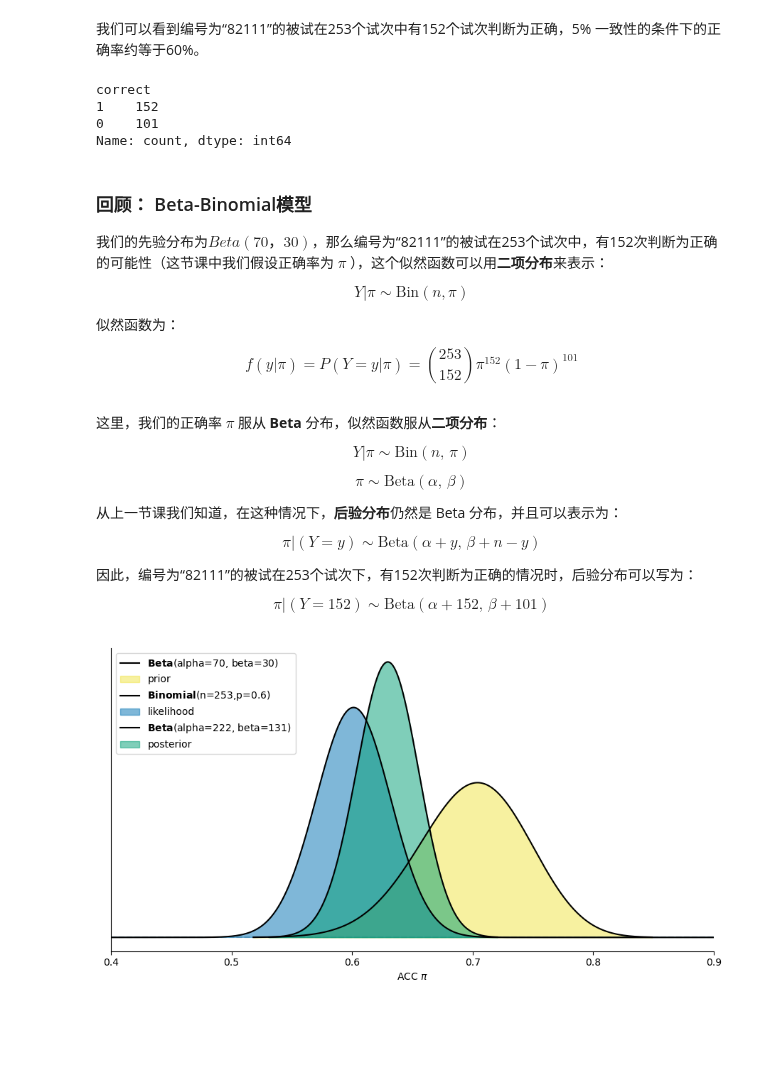
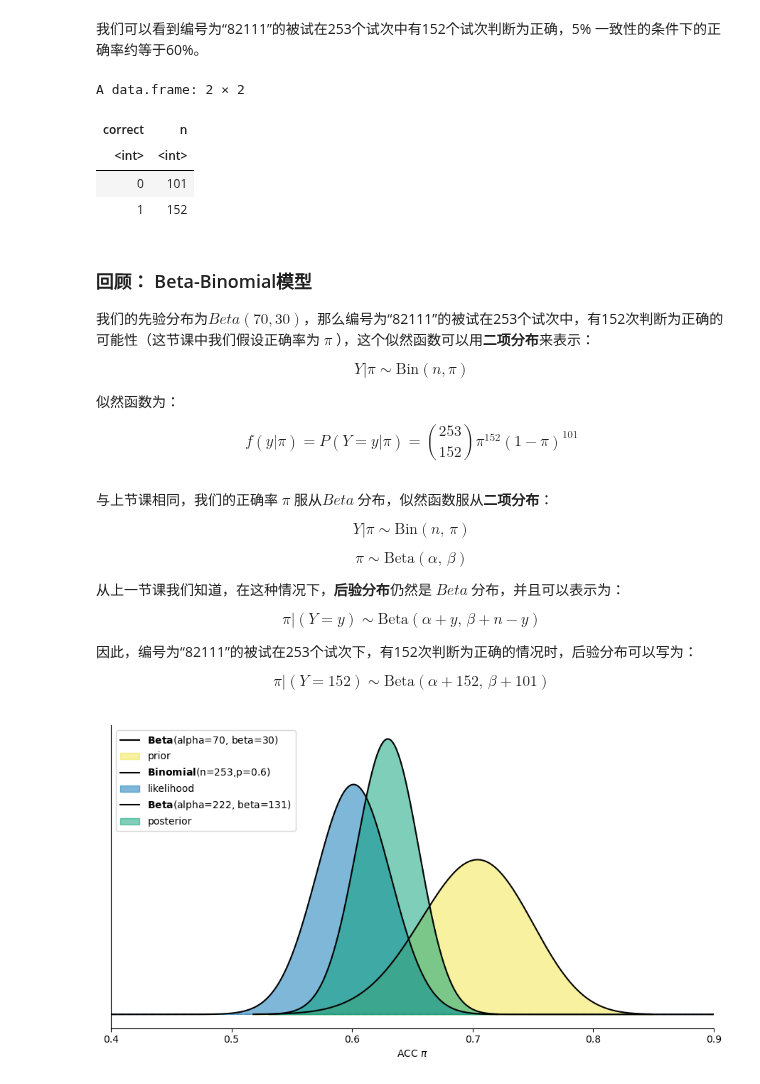
Before and after one commit to hcp4715/psybayesian, a Jupyter notebook: Lecture4.ipynb, the cells around one changed output. Drawn from its saved outputs; the diff is of its cells as text; code cells hidden in the pictures; blank space fills up the shorter version.

```diff
--- a/Lecture4.ipynb
+++ b/Lecture4.ipynb
@@ -132,16 +133,17 @@ head(data_subj1, 5)
 # %%
 #统计 'binary' 列中各个值的出现次数
 data_subj1 %>%
-  count(correct)
+  dplyr::count(correct)
 # %% [output]
-correct
-1    152
-0    101
-Name: count, dtype: int64
+A data.frame: 2 × 2
+| correct | n |
+| <int> | <int> |
+| 0 | 101 |
+| 1 | 152 |
 # %% [markdown]
 ### 回顾： Beta-Binomial模型
 
-我们的先验分布为$Beta(70，30)$，那么编号为“82111”的被试在253个试次中，有152次判断为正确的可能性（这节课中我们假设正确率为 $\pi$ ），这个似然函数可以用**二项分布**来表示：
+我们的先验分布为$Beta(70, 30)$，那么编号为“82111”的被试在253个试次中，有152次判断为正确的可能性（这节课中我们假设正确率为 $\pi$ ），这个似然函数可以用**二项分布**来表示：
 
 $$
 Y | \pi  \sim \text{Bin}(n, \pi)
@@ -153,7 +155,7 @@ $$
 f(y|\pi) = P(Y=y | \pi) = \binom{253}{152} \pi^{152} (1-\pi)^{101}
 $$
 # %% [markdown]
-这里，我们的正确率 $\pi$ 服从 **Beta** 分布，似然函数服从**二项分布**：
+与上节课相同，我们的正确率 $\pi$ 服从$Beta$ 分布，似然函数服从**二项分布**：
 
 $$
 Y | \pi  \sim \text{Bin}(n, \, \pi)
@@ -163,7 +165,7 @@ $$
 \pi  \sim \text{Beta}(\alpha, \, \beta)
 $$
 
-从上一节课我们知道，在这种情况下，**后验分布**仍然是 Beta 分布，并且可以表示为：
+从上一节课我们知道，在这种情况下，**后验分布**仍然是 $Beta$ 分布，并且可以表示为：
 
 $$
 \pi | (Y = y) \sim \text{Beta}(\alpha + y, \, \beta + n - y)
```
Also changed, not shown: parts of 25 cells of this notebook.
